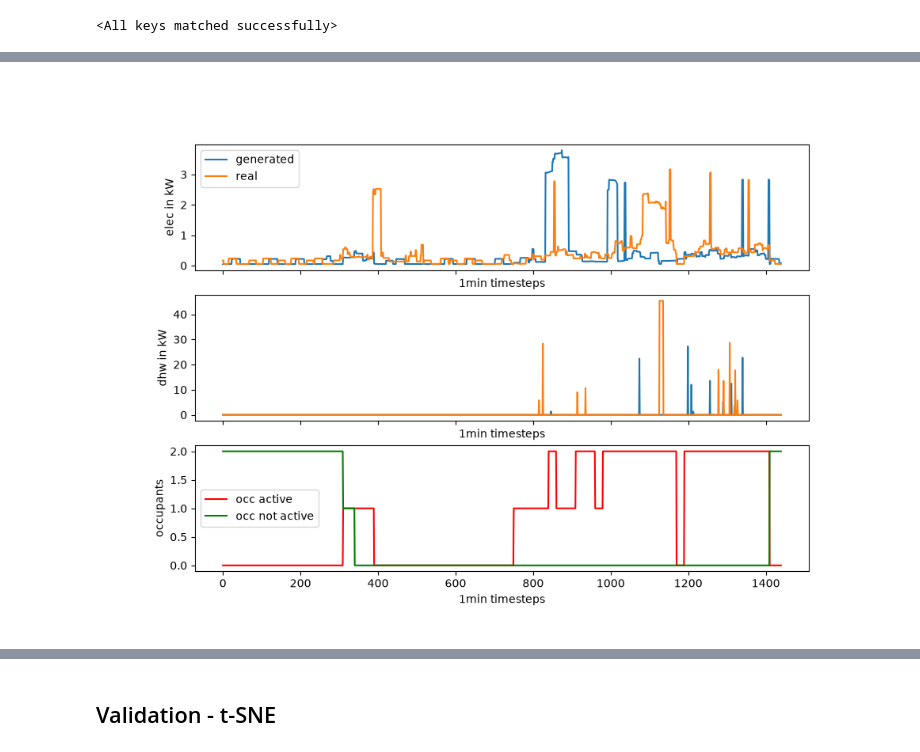
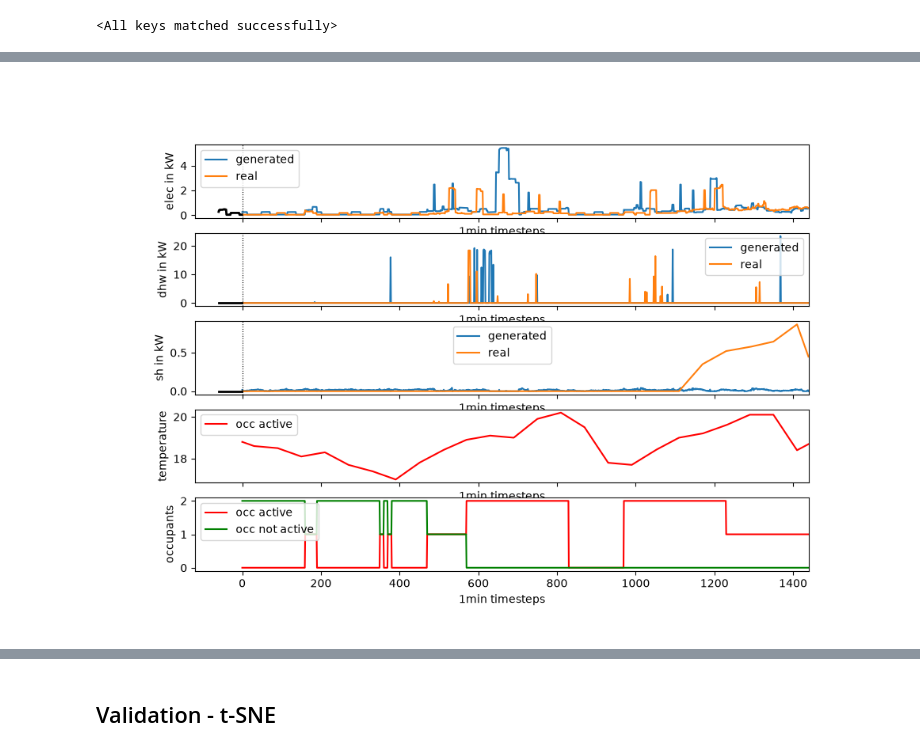
Before and after one commit to NV717/Master_Thesis_EWI_2026, a Jupyter notebook: Ch_4_Diffusion/diffusion1D.ipynb, the cells around one changed output, grey strips where cells are left out. Drawn from its saved outputs; the diff is of its cells as text; code cells hidden in the pictures.

Commit message:
Add DPM Sampling, doy conditioning, daytype conditioning and Context conditioning (last time steps of previous day)

```diff
--- a/Ch_4_Diffusion/diffusion1D.ipynb
+++ b/Ch_4_Diffusion/diffusion1D.ipynb
@@ -1076,7 +1237,7 @@ View run at https://wandb.ai/natusvictus-fh-aachen-university-of-applied-science
 # %%
 #model.load_state_dict(torch.load("model.pth"))
 # %%
-epochs = 5
+epochs = 3
 global_step = 0
 for epoch in tqdm(range(epochs)):
 
@@ -1085,7 +1246,7 @@ for epoch in tqdm(range(epochs)):
     running_loss = 0
     num_batches = 0
 
-    for step, batch in enumerate(train_dataloader):
+    for step, batch in tqdm(enumerate(train_dataloader)):
         x = batch["target"].to(device)
         dyn = batch["condition"].to(device)
         static_cat = batch["static_cat"].to(device)
@@ -1188,6 +1464,6 @@ Frozen:    0
 # %%
-f1 = 14
-f2 =15
+f1 = 8
+f2 =9
 example = next(iter(val_dataloader))
 trgt = example["target"][f1:f2].repeat(32, 1, 1).to(device)
 static_cat = example["static_cat"][f1:f2].repeat(32, 1).to(device)
@@ -1196,3 +1472,4 @@ static_bool = example["static_bool"][f1:f2].repeat(32, 1).to(device)
 dyn = example["condition"][f1:f2].repeat(32, 1, 1).to(device)
 target_norm = example["target_norm"][f1:f2].repeat(32, 1, 1).to(device)
 condition_norm = example["condition_norm"][f1:f2].repeat(32, 1, 1).to(device)
+decode_static(preprocessor, static_cat[:1], static_cont[:1], static_bool[:1]) #todo check how appliances are encoded
@@ -1256,7 +1505,7 @@ samples = sample1d(
     ema.ema_model,
     sequence_length=1440,
     batch_size=32,
-    channels=2,
+    channels=3,
     static_cat=static_cat,
     static_cont=static_cont,
     static_bool=static_bool,
@@ -1313,0 +1609,5 @@ tensor([[[1.],
+# %%
+m = ema.ema_model
+a = m.cond_embedder(static_cat[:1], static_cont[:1], static_bool[:1])
+b = m.cond_embedder(static_cat[:1], all_cold[:1], static_bool[:1])
+print((a - b).norm(), a.norm())
@@ -1314,40 +1632,72 @@ tensor([[[1.],
 # %%
-i =9
+i =22
 final_samples = torch.as_tensor(samples[-1]).float().cpu()
-dyn = dyn.cpu()
-trgt = trgt.cpu()
-condition_norm = condition_norm.cpu()
-target_norm = target_norm.cpu()
+trgt1 = trgt.cpu()
+condition_norm1 = condition_norm.cpu()
+target_norm1 = target_norm.cpu()
 
-occ  = (invert_scaler(dyn, condition_scaler) * condition_norm)[i]
-gen  = (invert_scaler(final_samples, target_scaler)*target_norm)[i]
-real = (invert_scaler(trgt, target_scaler)*target_norm)[i]
+n_d, n_t = len(DYNAMIC_COND_COLS), len(TARGET_COLS)
+dyn_c = dyn.cpu()
+
+occ = (invert_scaler(dyn_c[:, :n_d], condition_scaler) * condition_norm1)[i]
+gen  = (invert_scaler(final_samples, target_scaler)*target_norm1)[i]
+real = (invert_scaler(trgt1, target_scaler)*target_norm1)[i]
 
 
 
-occ_activ, occ_not_active = occ[0], occ[1]
-elec_gen, dhw_gen = gen[0], gen[1]
-elec_real, dhw_real = real[0], real[1]
+occ_activ, occ_not_active, temp = occ[0], occ[1], occ[2]
+elec_gen, dhw_gen, sh_gen = gen[0], gen[1], gen[2]
+elec_real, dhw_real, sh_real = real[0], real[1], real[2]
 
+# occ_activ, occ_not_active = occ[0], occ[1]
+# elec_gen= gen[0]
+# elec_real = real[0]
 
-fig, ax = plt.subplots(3,1, figsize=(10,7), sharex=True)
+fig, ax = plt.subplots(5,1, figsize=(10,7), sharex=True)
 
 ax[0].plot(elec_gen, label="generated")
 ax[0].plot(elec_real, label="real")
 ax[0].set_ylabel("elec in kW")
 ax[0].set_xlabel("1min timesteps")
 ax[0].legend()
 
 ax[1].plot(dhw_gen, label="generated")
 ax[1].plot(dhw_real, label="real")
 ax[1].set_ylabel("dhw in kW")
 ax[1].set_xlabel("1min timesteps")
+ax[1].legend()
 
-ax[2].plot(occ_activ, label="occ active", color="r")
-ax[2].plot(occ_not_active, label="occ not active", color="g")
-ax[2].set_ylabel("occupants")
+ax[2].plot(sh_gen, label="generated")
+ax[2].plot(sh_real, label="real")
+ax[2].set_ylabel("sh in kW")
 ax[2].set_xlabel("1min timesteps")
 ax[2].legend()
+
+ax[3].plot(temp, label="occ active", color="r")
+ax[3].set_ylabel("temperature")
+ax[3].set_xlabel("1min timesteps")
+ax[3].legend()
+
+ax[4].plot(occ_activ, label="occ active", color="r")
+ax[4].plot(occ_not_active, label="occ not active", color="g")
+ax[4].set_ylabel("occupants")
+ax[4].set_xlabel("1min timesteps")
+ax[4].legend()
+offday = occ[3]                                   # 0/1 after minmax inversion
+mask = dyn_c[i, -1] > 0.5
+o = n_d + N_SEASON
+ctx = (invert_scaler(dyn_c[:, o:o + n_t], target_scaler) * target_norm1)[i]   # (n_t, L)
+CONTEXT_REVERSE = True
+K_eff = int(mask.sum())
+for k, a in enumerate(ax[:3]):
+    ctx_k = ctx[k, :K_eff]
+    if CONTEXT_REVERSE:
+        ctx_k = ctx_k.flip(-1)                      # slot 0 holds the newest minute, so flip to oldest to newest
+    a.plot(np.arange(-K_eff, 0), ctx_k, color="k", lw=2, label="end of previous day (context)")
+    a.axvline(0, color="k", ls=":", lw=0.8)
+ax[0].set_xlim(-2 * K_eff, 1440)
 plt.show()
+#todo conntext as single value in static embedding
+#todo check quality of unnormalized version
 # %% [output]
-[figure, old version]
+[figure, new version]
```
Also changed, not shown: parts of 86 cells of this notebook, 1 other file.
